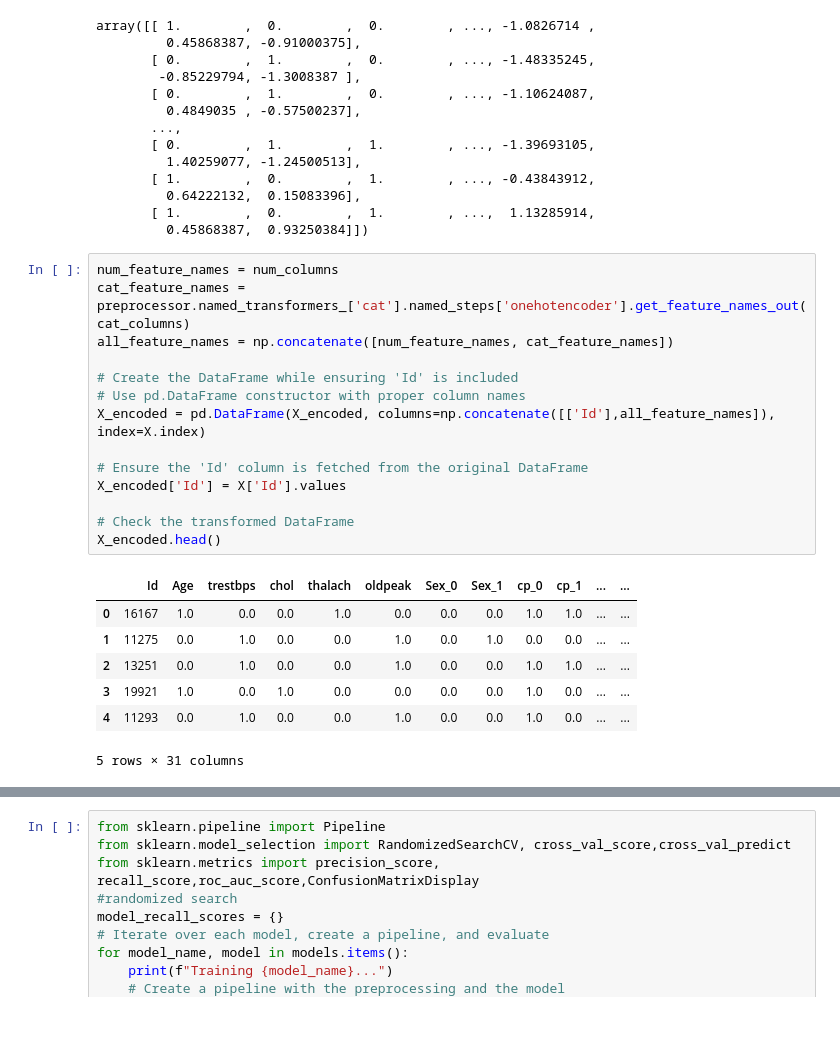
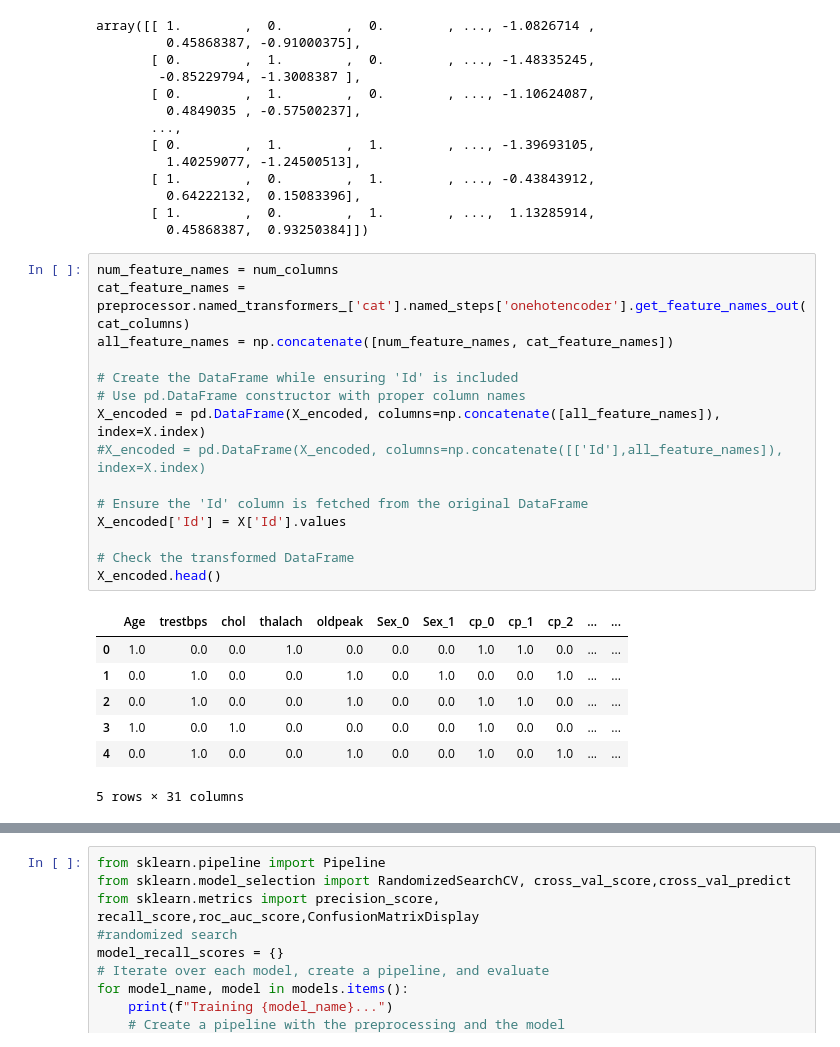
Before and after one commit to MorawoLekanDavid/ML_projects, a Jupyter notebook: heartDpred.ipynb, the cells around one changed output, grey strips where cells are left out. Cells and saved outputs as stored; diff of their text form.

```diff
--- a/heartDpred.ipynb
+++ b/heartDpred.ipynb
@@ -248,24 +248,25 @@ array([[ 1.        ,  0.        ,  0.        , ..., -1.0826714 ,
 # %%
 num_feature_names = num_columns
 cat_feature_names = preprocessor.named_transformers_['cat'].named_steps['onehotencoder'].get_feature_names_out(cat_columns)
 all_feature_names = np.concatenate([num_feature_names, cat_feature_names])
 
 # Create the DataFrame while ensuring 'Id' is included
 # Use pd.DataFrame constructor with proper column names
-X_encoded = pd.DataFrame(X_encoded, columns=np.concatenate([['Id'],all_feature_names]), index=X.index)
+X_encoded = pd.DataFrame(X_encoded, columns=np.concatenate([all_feature_names]), index=X.index)
+#X_encoded = pd.DataFrame(X_encoded, columns=np.concatenate([['Id'],all_feature_names]), index=X.index)
 
 # Ensure the 'Id' column is fetched from the original DataFrame
 X_encoded['Id'] = X['Id'].values
 
 # Check the transformed DataFrame
 X_encoded.head()
 # %% [output]
-|  | Id | Age | trestbps | chol | thalach | oldpeak | Sex_0 | Sex_1 | cp_0 | cp_1 | ... | ... |
-| 0 | 16167 | 1.0 | 0.0 | 0.0 | 1.0 | 0.0 | 0.0 | 0.0 | 1.0 | 1.0 | ... | ... |
-| 1 | 11275 | 0.0 | 1.0 | 0.0 | 0.0 | 1.0 | 0.0 | 1.0 | 0.0 | 0.0 | ... | ... |
-| 2 | 13251 | 0.0 | 1.0 | 0.0 | 0.0 | 1.0 | 0.0 | 0.0 | 1.0 | 1.0 | ... | ... |
-| 3 | 19921 | 1.0 | 0.0 | 1.0 | 0.0 | 0.0 | 0.0 | 0.0 | 1.0 | 0.0 | ... | ... |
-| 4 | 11293 | 0.0 | 1.0 | 0.0 | 0.0 | 1.0 | 0.0 | 0.0 | 1.0 | 0.0 | ... | ... |
+|  | Age | trestbps | chol | thalach | oldpeak | Sex_0 | Sex_1 | cp_0 | cp_1 | cp_2 | ... | ... |
+| 0 | 1.0 | 0.0 | 0.0 | 1.0 | 0.0 | 0.0 | 0.0 | 1.0 | 1.0 | 0.0 | ... | ... |
+| 1 | 0.0 | 1.0 | 0.0 | 0.0 | 1.0 | 0.0 | 1.0 | 0.0 | 0.0 | 1.0 | ... | ... |
+| 2 | 0.0 | 1.0 | 0.0 | 0.0 | 1.0 | 0.0 | 0.0 | 1.0 | 1.0 | 0.0 | ... | ... |
+| 3 | 1.0 | 0.0 | 1.0 | 0.0 | 0.0 | 0.0 | 0.0 | 1.0 | 0.0 | 0.0 | ... | ... |
+| 4 | 0.0 | 1.0 | 0.0 | 0.0 | 1.0 | 0.0 | 0.0 | 1.0 | 0.0 | 1.0 | ... | ... |
 5 rows × 31 columns
 # %%
 from scipy.stats import randint, uniform
```
Also changed, not shown: parts of 3 cells of this notebook.
